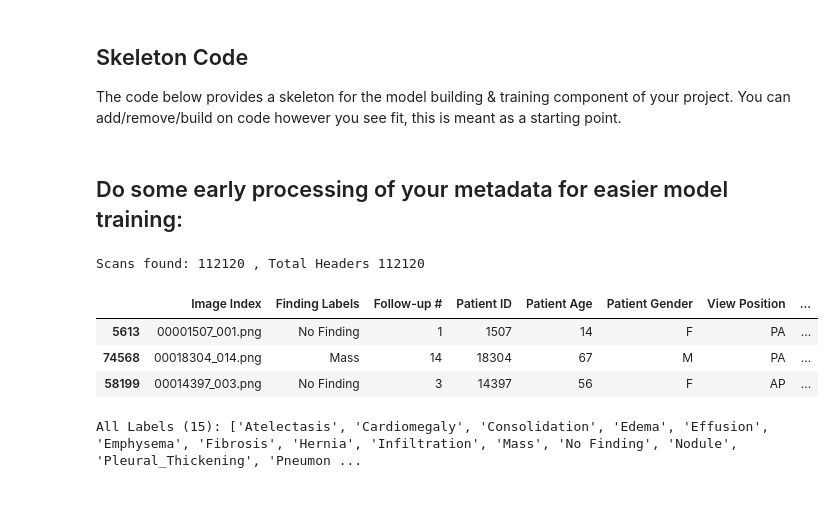
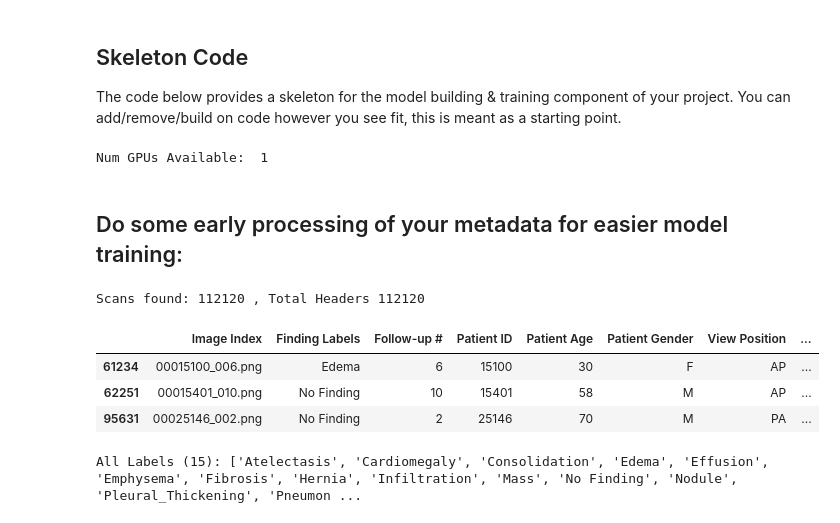
Before and after one commit to P4Chandra/AIHealthCare, a Jupyter notebook: Project_Pneumonia_Detection/Build and train model.ipynb, the cells around one changed output. Saved outputs shown, nothing was run; the diff lists cells and outputs as text; code cells hidden in the pictures.

```diff
--- a/Project_Pneumonia_Detection/Build and train model.ipynb
+++ b/Project_Pneumonia_Detection/Build and train model.ipynb
@@ -12,23 +13,28 @@ import matplotlib.pyplot as plt
 
 
 ##Import any other stats/DL/ML packages you may need here. E.g. Keras, scikit-learn, etc.
+# %%
+import tensorflow as tf
+print("Num GPUs Available: ", len(tf.config.list_physical_devices('GPU')))
+# %% [output]
+Num GPUs Available:  1
 # %% [markdown]
 ## Do some early processing of your metadata for easier model training:
 # %%
 ## Below is some helper code to read all of your full image filepaths into a dataframe for easier manipulation
 ## Load the NIH data to all_xray_df
-all_xray_df = pd.read_csv('/data/Data_Entry_2017.csv')
+all_xray_df = pd.read_csv('data/Data_Entry_2017.csv')
 all_image_paths = {os.path.basename(x): x for x in
-                   glob(os.path.join('/data','images*', '*', '*.png'))}
+                   glob(os.path.join('data','images*', '*', '*.png'))}
 print('Scans found:', len(all_image_paths), ', Total Headers', all_xray_df.shape[0])
 all_xray_df['path'] = all_xray_df['Image Index'].map(all_image_paths.get)
 all_xray_df.sample(3)
 # %% [output]
 Scans found: 112120 , Total Headers 112120
 |  | Image Index | Finding Labels | Follow-up # | Patient ID | Patient Age | Patient Gender | View Position | ... |
-| 5613 | 00001507_001.png | No Finding | 1 | 1507 | 14 | F | PA | ... |
-| 74568 | 00018304_014.png | Mass | 14 | 18304 | 67 | M | PA | ... |
-| 58199 | 00014397_003.png | No Finding | 3 | 14397 | 56 | F | AP | ... |
+| 61234 | 00015100_006.png | Edema | 6 | 15100 | 30 | F | AP | ... |
+| 62251 | 00015401_010.png | No Finding | 10 | 15401 | 58 | M | AP | ... |
+| 95631 | 00025146_002.png | No Finding | 2 | 25146 | 70 | M | PA | ... |
 # %%
 ## Here you may want to create some extra columns in your table with binary indicators of certain diseases
 ## rather than working directly with the 'Finding Labels' column
```
Also changed, not shown: parts of 13 cells of this notebook, 3 other files.
